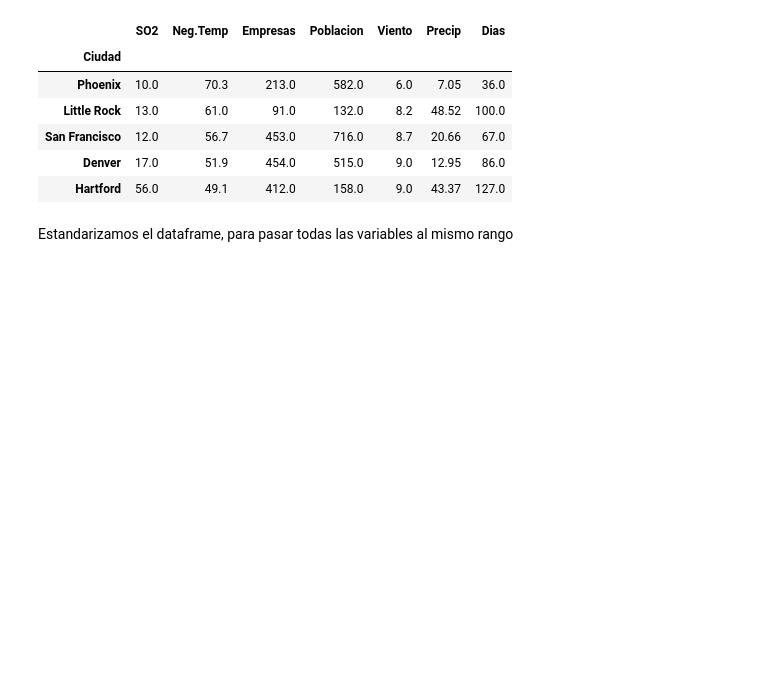
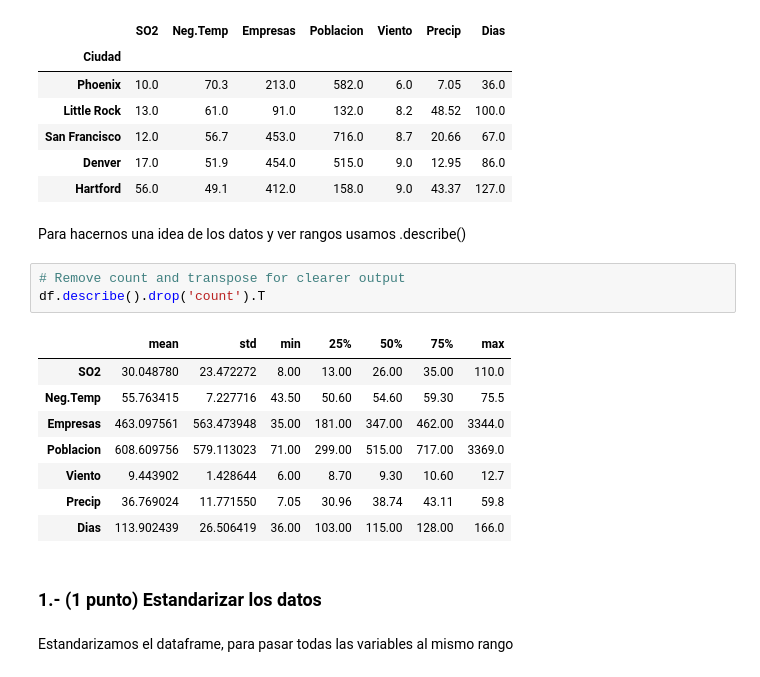
Before and after one commit to Alf-caput/P1_MineriaDeDatos, a Jupyter notebook: P3_ReduccionDimensionalidad/P3_ReduccionDimensionalidad.ipynb, the cells around one changed output. Saved outputs shown, nothing was run; the diff lists cells and outputs as text; blank space fills up the shorter version.

```diff
--- a/P3_ReduccionDimensionalidad/P3_ReduccionDimensionalidad.ipynb
+++ b/P3_ReduccionDimensionalidad/P3_ReduccionDimensionalidad.ipynb
@@ -88,6 +95,22 @@ df.head()
 | San Francisco | 12.0 | 56.7 | 453.0 | 716.0 | 8.7 | 20.66 | 67.0 |
 | Denver | 17.0 | 51.9 | 454.0 | 515.0 | 9.0 | 12.95 | 86.0 |
 | Hartford | 56.0 | 49.1 | 412.0 | 158.0 | 9.0 | 43.37 | 127.0 |
+# %% [markdown]
+Para hacernos una idea de los datos y ver rangos usamos .describe()
+# %%
+# Remove count and transpose for clearer output
+df.describe().drop('count').T
+# %% [output]
+|  | mean | std | min | 25% | 50% | 75% | max |
+| SO2 | 30.048780 | 23.472272 | 8.00 | 13.00 | 26.00 | 35.00 | 110.0 |
+| Neg.Temp | 55.763415 | 7.227716 | 43.50 | 50.60 | 54.60 | 59.30 | 75.5 |
+| Empresas | 463.097561 | 563.473948 | 35.00 | 181.00 | 347.00 | 462.00 | 3344.0 |
+| Poblacion | 608.609756 | 579.113023 | 71.00 | 299.00 | 515.00 | 717.00 | 3369.0 |
+| Viento | 9.443902 | 1.428644 | 6.00 | 8.70 | 9.30 | 10.60 | 12.7 |
+| Precip | 36.769024 | 11.771550 | 7.05 | 30.96 | 38.74 | 43.11 | 59.8 |
+| Dias | 113.902439 | 26.506419 | 36.00 | 103.00 | 115.00 | 128.00 | 166.0 |
+# %% [markdown]
+### 1.- (1 punto) Estandarizar los datos
 # %% [markdown]
 Estandarizamos el dataframe, para pasar todas las variables al mismo rango
 # %%
```
Also changed, not shown: parts of 7 cells of this notebook.
